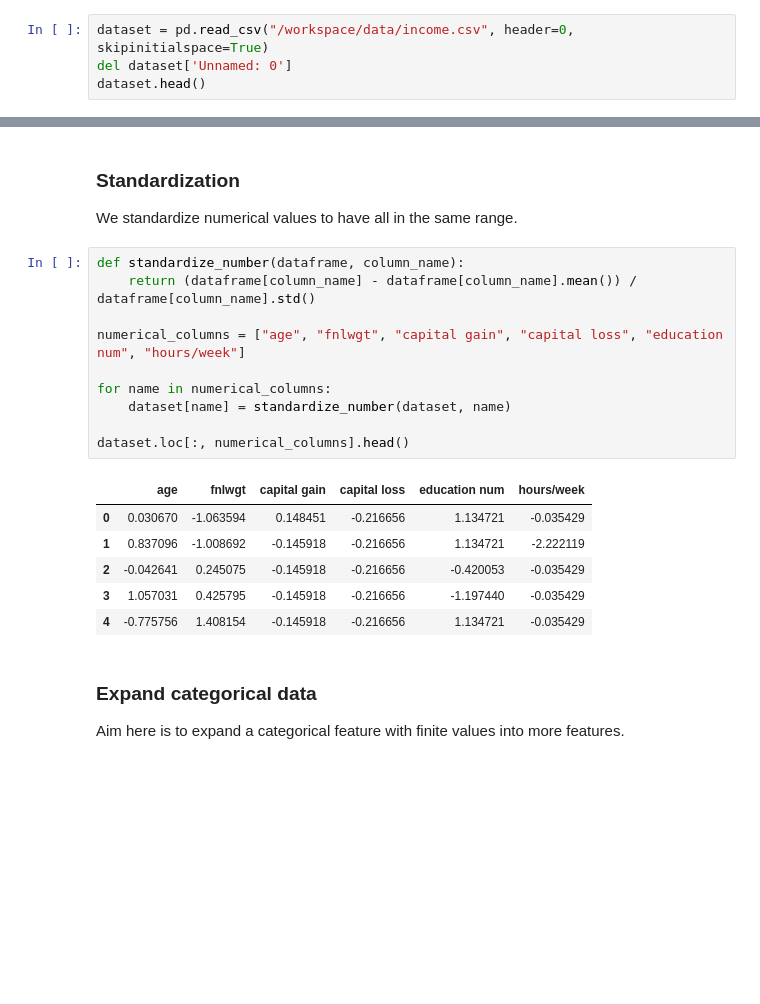
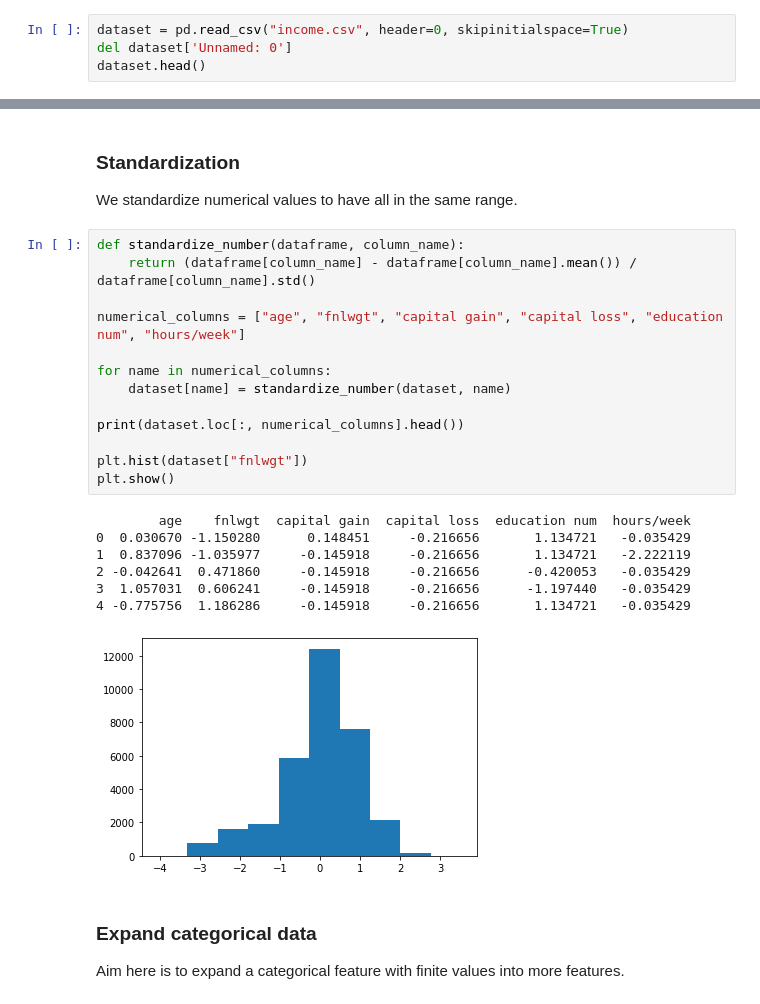
Before and after one commit to giacomo-montibeller/from-0-to-ml, a Jupyter notebook: data/from_0_to_ml.ipynb, the cells around one changed output, grey strips where cells are left out. Cells and saved outputs as stored; diff of their text form; blank space fills up the shorter version.

```diff
--- a/data/from_0_to_ml.ipynb
+++ b/data/from_0_to_ml.ipynb
@@ -21,7 +21,7 @@ pd.set_option('display.max_columns', 500)
 ## Import dataset and show the first rows
 So you can have an idea of what the dataset we are using contains.
 # %%
-dataset = pd.read_csv("/workspace/data/income.csv", header=0, skipinitialspace=True)
+dataset = pd.read_csv("income.csv", header=0, skipinitialspace=True)
 del dataset['Unnamed: 0']
 dataset.head()
 # %% [output]
@@ -190,20 +188,24 @@ We standardize numerical values to have all in the same range.
 # %%
 def standardize_number(dataframe, column_name):
     return (dataframe[column_name] - dataframe[column_name].mean()) / dataframe[column_name].std()
 
 numerical_columns = ["age", "fnlwgt", "capital gain", "capital loss", "education num", "hours/week"]
 
 for name in numerical_columns:
     dataset[name] = standardize_number(dataset, name)
 
-dataset.loc[:, numerical_columns].head()
+print(dataset.loc[:, numerical_columns].head())
+
+plt.hist(dataset["fnlwgt"])
+plt.show()
 # %% [output]
-|  | age | fnlwgt | capital gain | capital loss | education num | hours/week |
-| 0 | 0.030670 | -1.063594 | 0.148451 | -0.216656 | 1.134721 | -0.035429 |
-| 1 | 0.837096 | -1.008692 | -0.145918 | -0.216656 | 1.134721 | -2.222119 |
-| 2 | -0.042641 | 0.245075 | -0.145918 | -0.216656 | -0.420053 | -0.035429 |
-| 3 | 1.057031 | 0.425795 | -0.145918 | -0.216656 | -1.197440 | -0.035429 |
-| 4 | -0.775756 | 1.408154 | -0.145918 | -0.216656 | 1.134721 | -0.035429 |
+        age    fnlwgt  capital gain  capital loss  education num  hours/week
+0  0.030670 -1.150280      0.148451     -0.216656       1.134721   -0.035429
+1  0.837096 -1.035977     -0.145918     -0.216656       1.134721   -2.222119
+2 -0.042641  0.471860     -0.145918     -0.216656      -0.420053   -0.035429
+3  1.057031  0.606241     -0.145918     -0.216656      -1.197440   -0.035429
+4 -0.775756  1.186286     -0.145918     -0.216656       1.134721   -0.035429
+[figure, added]
 # %% [markdown]
 ### Expand categorical data
 Aim here is to expand a categorical feature with finite values into more features.
```
Also changed, not shown: parts of 8 cells of this notebook, 1 other file.
